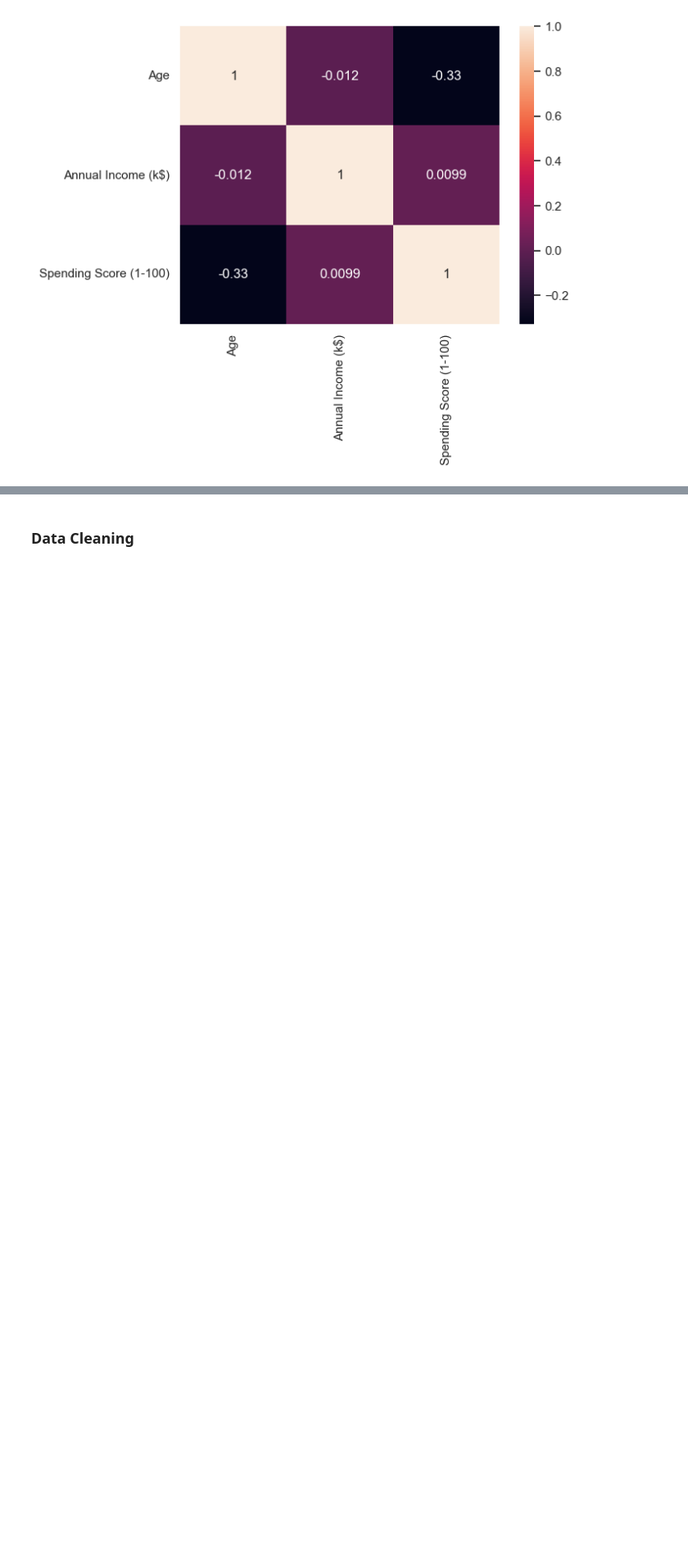
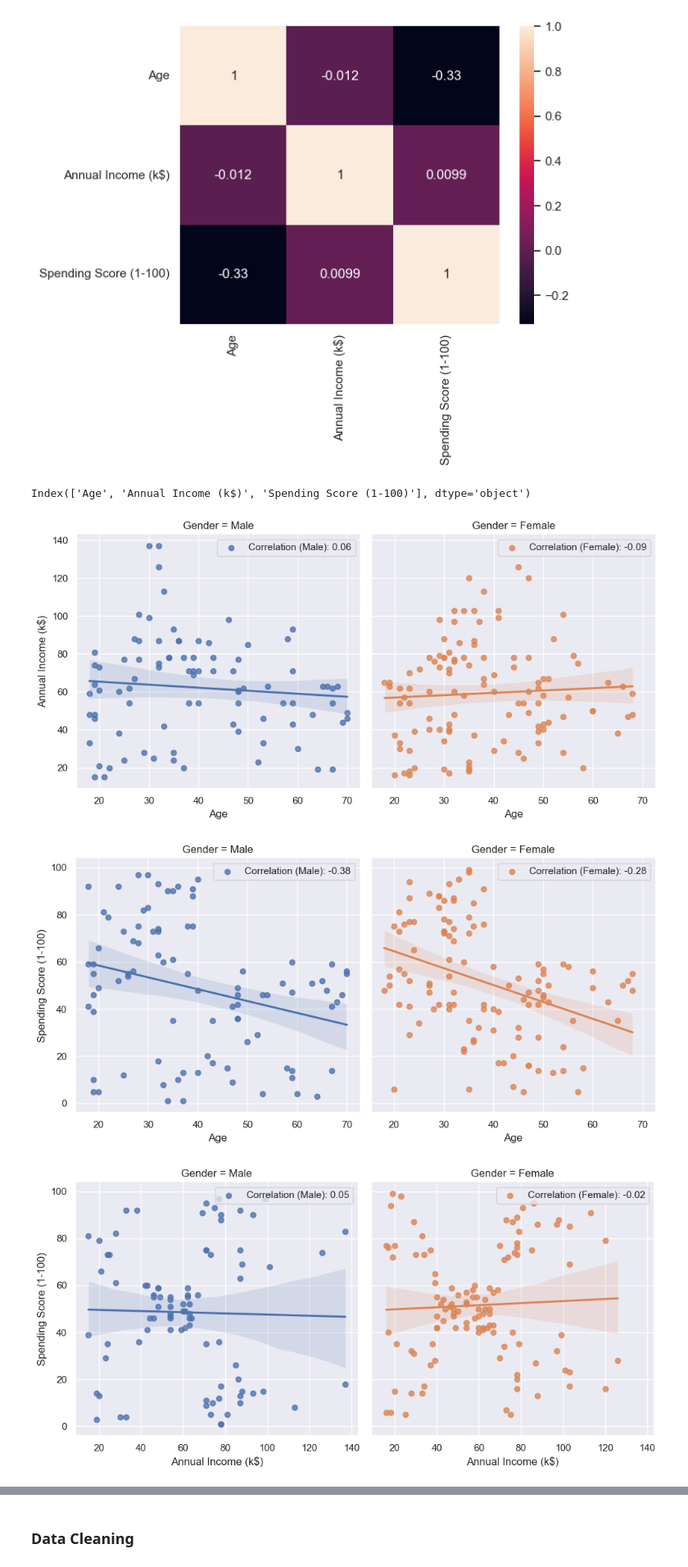
Before and after one commit to aakmalf/projects, a Jupyter notebook: mall-segmentation/notebooks/data.ipynb, the cells around one changed output, grey strips where cells are left out. Shown at 82% size. Cells and saved outputs as stored; diff of their text form; code cells hidden in the pictures; blank space fills up the shorter version.

```diff
--- a/mall-segmentation/notebooks/data.ipynb
+++ b/mall-segmentation/notebooks/data.ipynb
@@ -69,3 +73,7 @@ sns.heatmap(df_numeric.corr(), annot= True)
 plt.show()
 # %% [output]
 [figure]
+# %%
+df_numeric.columns
+# %% [output]
+Index(['Age', 'Annual Income (k$)', 'Spending Score (1-100)'], dtype='object')
@@ -71,0 +82,17 @@ plt.show()
+# %%
+for x, y in column_combinations:
+    g = sns.lmplot(x=x, y=y, hue="Gender", col="Gender", data=df)
+
+    correlations = df.groupby("Gender")[[x, y]].corr().values[::2]
+
+    for i, corr in enumerate(correlations):
+        correlation_value = corr[1]
+        legend_label = f'Correlation ({df["Gender"].unique()[i]}): {correlation_value:.2f}'
+
+        g.axes[0][i].legend([legend_label], loc='upper right')
+
+    plt.show()
+# %% [output]
+[figure, added]
+[figure, added]
+[figure, added]
```
Also changed, not shown: parts of 55 cells of this notebook.
